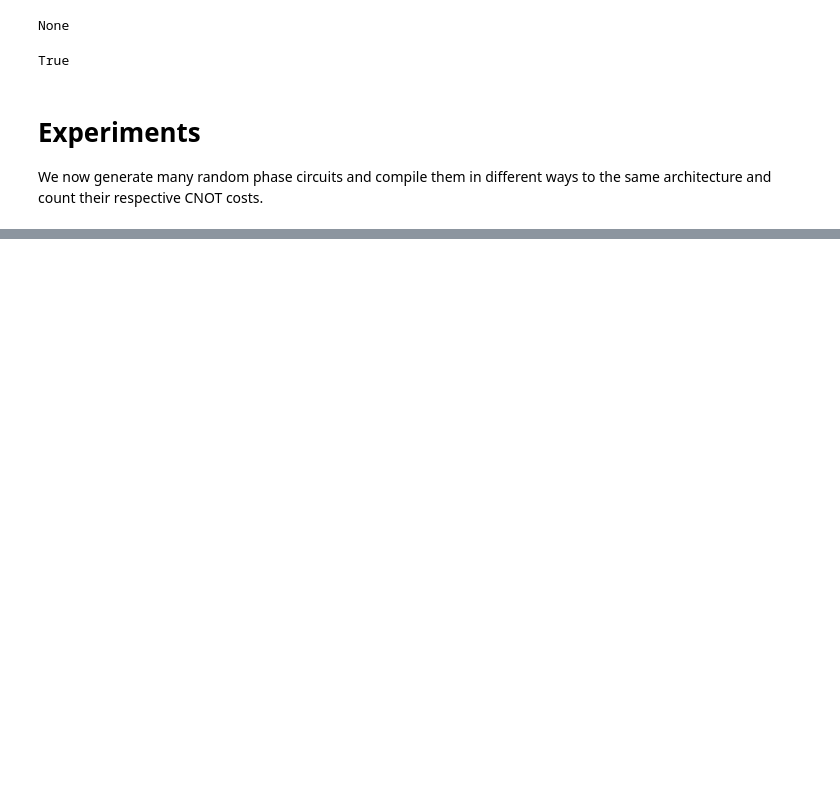
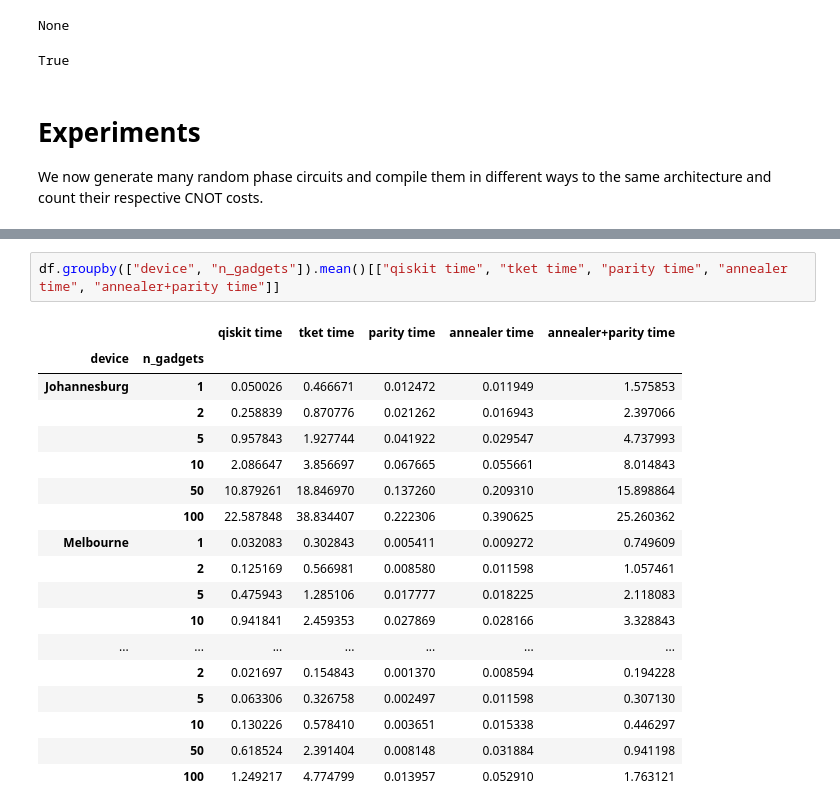
Before and after one commit to Aerylia/pauliopt, a Jupyter notebook: notebooks/6. Phase Circuit to Quantum Circuit.ipynb, the cells around one changed output, grey strips where cells are left out. Cells and saved outputs as stored; diff of their text form; blank space fills up the shorter version.

```diff
--- a/notebooks/6. Phase Circuit to Quantum Circuit.ipynb
+++ b/notebooks/6. Phase Circuit to Quantum Circuit.ipynb
@@ -417,0 +432,21 @@ df2.groupby(["n_gadgets"]).agg(["mean", "min", "max", "std"])
+# %%
+df.groupby(["device", "n_gadgets"]).mean()[["qiskit time", "tket time", "parity time", "annealer time", "annealer+parity time"]]
+# %% [output]
+|  |  | qiskit time | tket time | parity time | annealer time | annealer+parity time |
+| device | n_gadgets |  |  |  |  |  |
+| Johannesburg | 1 | 0.050026 | 0.466671 | 0.012472 | 0.011949 | 1.575853 |
+|  | 2 | 0.258839 | 0.870776 | 0.021262 | 0.016943 | 2.397066 |
+|  | 5 | 0.957843 | 1.927744 | 0.041922 | 0.029547 | 4.737993 |
+|  | 10 | 2.086647 | 3.856697 | 0.067665 | 0.055661 | 8.014843 |
+|  | 50 | 10.879261 | 18.846970 | 0.137260 | 0.209310 | 15.898864 |
+|  | 100 | 22.587848 | 38.834407 | 0.222306 | 0.390625 | 25.260362 |
+| Melbourne | 1 | 0.032083 | 0.302843 | 0.005411 | 0.009272 | 0.749609 |
+|  | 2 | 0.125169 | 0.566981 | 0.008580 | 0.011598 | 1.057461 |
+|  | 5 | 0.475943 | 1.285106 | 0.017777 | 0.018225 | 2.118083 |
+|  | 10 | 0.941841 | 2.459353 | 0.027869 | 0.028166 | 3.328843 |
+| ... | ... | ... | ... | ... | ... | ... |
+|  | 2 | 0.021697 | 0.154843 | 0.001370 | 0.008594 | 0.194228 |
+|  | 5 | 0.063306 | 0.326758 | 0.002497 | 0.011598 | 0.307130 |
+|  | 10 | 0.130226 | 0.578410 | 0.003651 | 0.015338 | 0.446297 |
+|  | 50 | 0.618524 | 2.391404 | 0.008148 | 0.031884 | 0.941198 |
+|  | 100 | 1.249217 | 4.774799 | 0.013957 | 0.052910 | 1.763121 |
```
Also changed, not shown: parts of 12 cells of this notebook, 3 other files.
